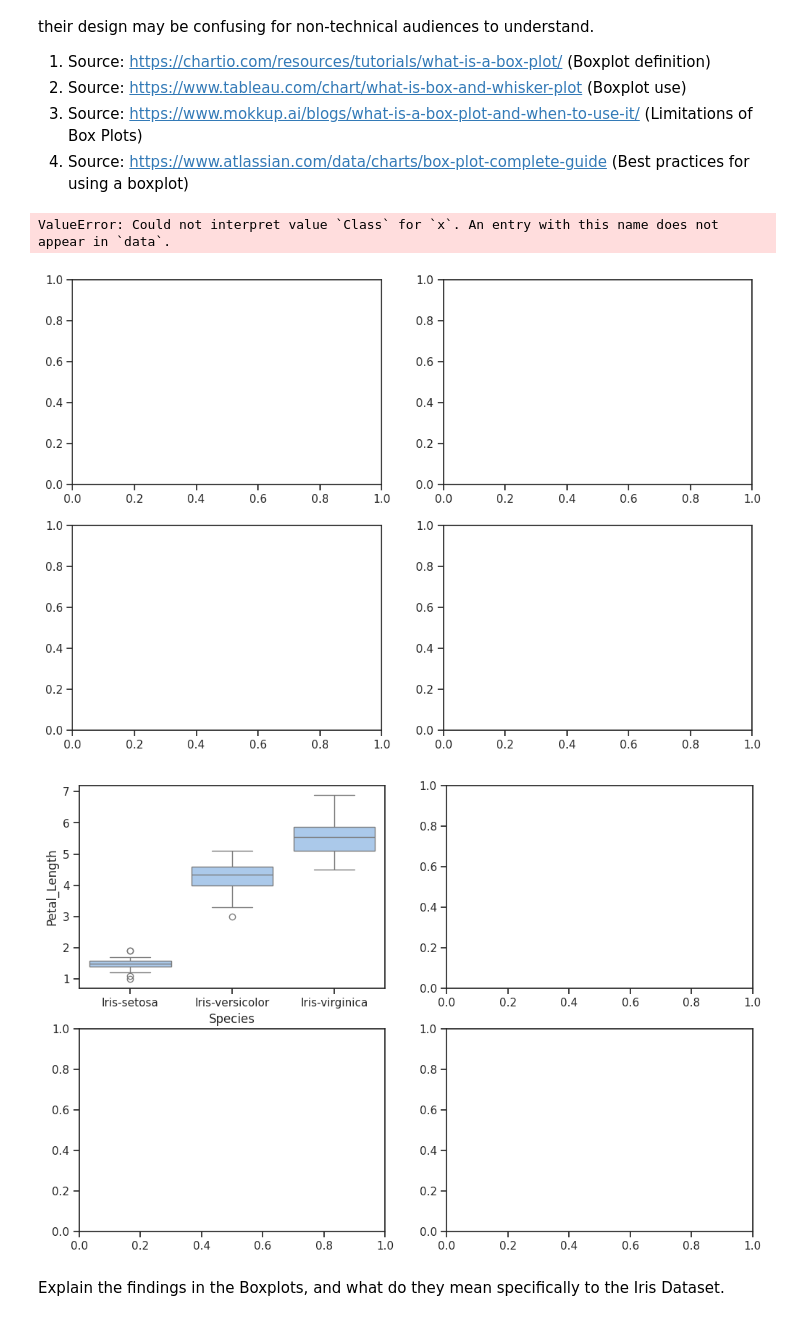
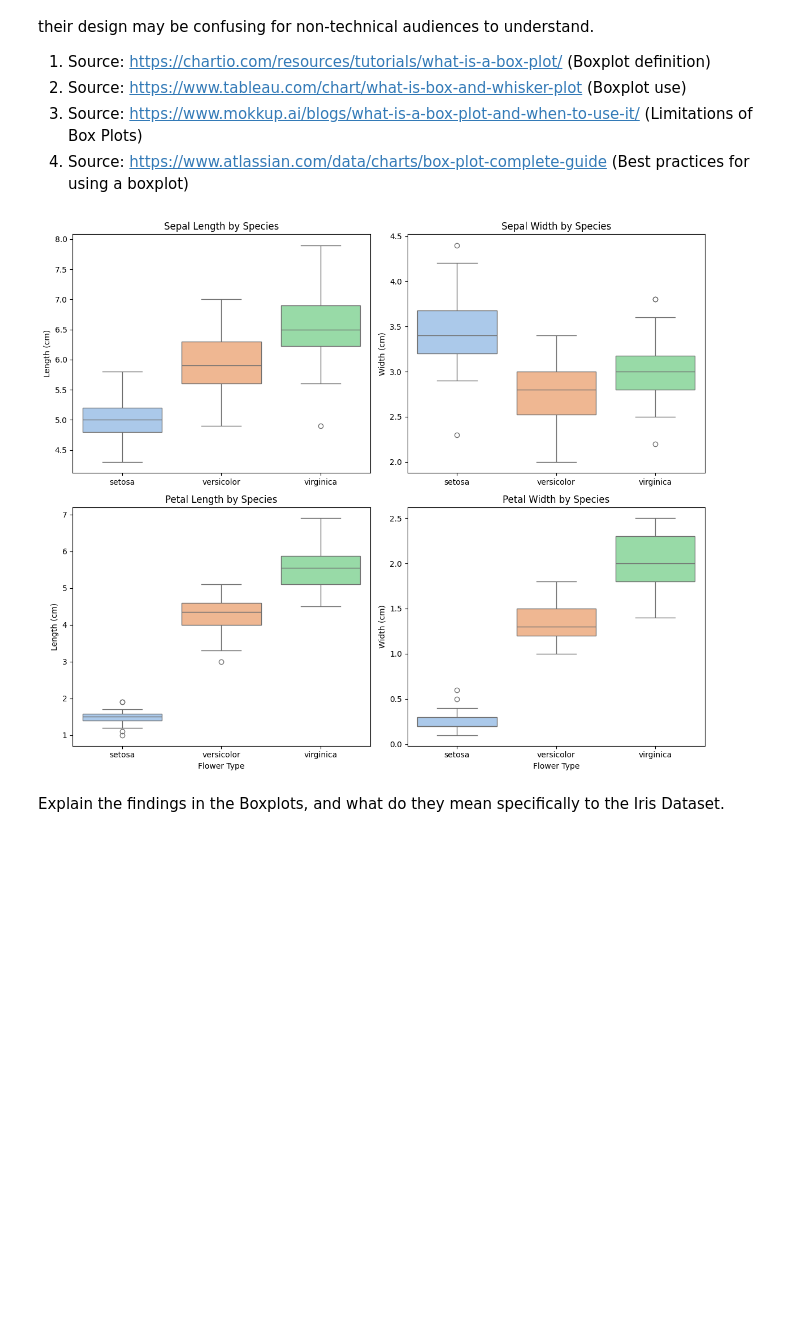
Before and after one commit to marianemcgrath/pands_project, a Jupyter notebook: analysis.ipynb, the cells around one changed output. Drawn from its saved outputs; the diff is of its cells as text; code cells hidden in the pictures; blank space fills up the shorter version.

```diff
--- a/analysis.ipynb
+++ b/analysis.ipynb
@@ -250,23 +226,51 @@ This allows for a visualisation if the data's central tendency, spread, and pote
 3. Source: https://www.mokkup.ai/blogs/what-is-a-box-plot-and-when-to-use-it/ (Limitations of Box Plots)
 4. Source: https://www.atlassian.com/data/charts/box-plot-complete-guide (Best practices for using a boxplot)
 # %%
-sns.set(style="ticks", palette="pastel")
-f, axes = plt.subplots(2, 2, sharey=False, figsize=(12, 8))
-f, axes = plt.subplots(2, 2, sharey=False, figsize=(12, 8))
-sns.boxplot(x="Species", y="Petal_Length",data=df, ax = axes[0,0])
-sns.boxplot(x="Class", y="Sepal_Length", data=df, ax=axes[0,1])
-sns.boxplot(x="Class", y="Petal_Width",hue = "Class",data=df, ax=axes[1,0])
-sns.boxplot(x="Class", y="Sepal_Width", data=df, ax=axes[1,1])
-# adding a title to the plot
-f.suptitle("Boxplot of the Petal and Sepal measurements by Iris plant Species")
+# Put the data into an easy-to-use table (DataFrame)
+iris_data = pd.DataFrame(iris.data, columns=iris.feature_names)
+
+# Add the flower type information to our table
+iris_data['species'] = [iris.target_names[type_num] for type_num in iris.target]
+
+# Create a figure with 4 boxes (2 rows, 2 columns) for our plots
+plt.figure(figsize=(12, 10))  # This makes the whole image 12 inches wide and 10 inches tall
+
+# First plot (top left) - Sepal Length
+plt.subplot(2, 2, 1)  # 2 rows, 2 columns, position 1
+sns.boxplot(x='species', hue='species', y='sepal length (cm)', data=iris_data, palette='pastel')
+plt.title('Sepal Length by Species')
+plt.xlabel('')
+plt.ylabel('Length (cm)')
+
+# Second plot (top right) - Sepal Width
+plt.subplot(2, 2, 2)  # 2 rows, 2 columns, position 2
+sns.boxplot(x='species', hue='species', y='sepal width (cm)', data=iris_data, palette='pastel')
+plt.title('Sepal Width by Species')
+plt.xlabel('')
+plt.ylabel('Width (cm)')
+
+# Third plot (bottom left) - Petal Length
+plt.subplot(2, 2, 3)  # 2 rows, 2 columns, position 3
+sns.boxplot(x='species',hue='species', y='petal length (cm)', data=iris_data, palette='pastel')
+plt.title('Petal Length by Species')
+plt.xlabel('Flower Type')
+plt.ylabel('Length (cm)')
+
+# Fourth plot (bottom right) - Petal Width
+plt.subplot(2, 2, 4)  # 2 rows, 2 columns, position 4
+sns.boxplot(x='species', hue='species', y='petal width (cm)', data=iris_data, palette='pastel')
+plt.title('Petal Width by Species')
+plt.xlabel('Flower Type')
+plt.ylabel('Width (cm)')
+
+# Step 5: Adjust spacing and show the plots
+plt.tight_layout()  # This prevents the titles and labels from overlapping
 plt.show()
+
 # Source: https://medium.com/@hfahmida/eda-for-iris-dataset-with-boxplots-violin-plots-heatmap-pairwise-plots-535275b4c2a0 (EDA for the Iris Flower dataset)
 # Source: https://www.geeksforgeeks.org/box-plot-in-python-using-matplotlib/
-# Source: https://www.geeksforgeeks.org/using-the-hue-parameter-in-histograms-with-seaborn/
 # %% [output]
-ValueError: Could not interpret value `Class` for `x`. An entry with this name does not appear in `data`.
-[figure, old version]
+[figure, new version]
-[figure, removed]
 # %% [markdown]
 Explain the findings in the Boxplots, and what do they mean specifically to the Iris Dataset.
 # %% [markdown]
```
Also changed, not shown: parts of 8 cells of this notebook, 1 other file.
